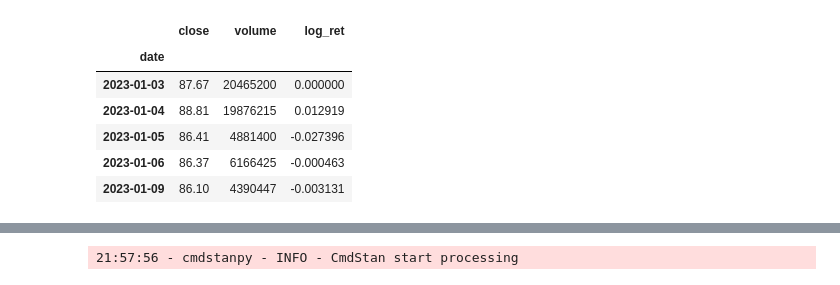
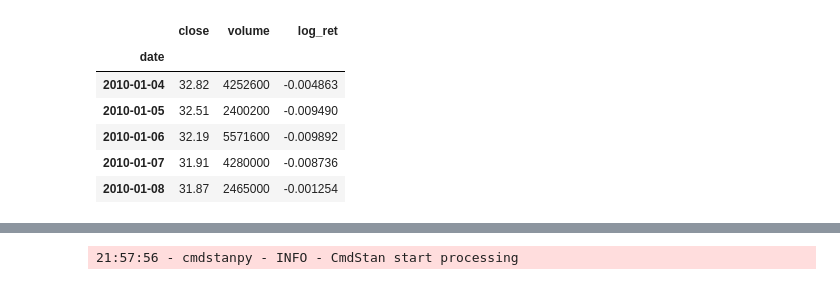
Before and after one commit to N-Sand/modified-bayesian-heston-model, a Jupyter notebook: notebooks/modified_bayesian_heston_model.ipynb, the cells around one changed output, grey strips where cells are left out. Cells and saved outputs as stored; diff of their text form; code cells hidden in the pictures.

```diff
--- a/notebooks/modified_bayesian_heston_model.ipynb
+++ b/notebooks/modified_bayesian_heston_model.ipynb
@@ -25,24 +24,24 @@ file_name = '../heston_model/stan_code/heston.stan'
 # %%
 df = pd.DataFrame()
 stock_name = 'TD.TO'
 
-start_date = '2023-01-01'
+start_date = '2010-01-01'
 
 
 df = pd.read_parquet(f'data/{stock_name}.parquet')[['close', 'volume']]
 df['log_ret'] = np.log(df['close']).diff()
 
 df = df[pd.to_datetime(df.index) > start_date]
 
 df.head()
 # %% [output]
 |  | close | volume | log_ret |
 | date |  |  |  |
-| 2023-01-03 | 87.67 | 20465200 | 0.000000 |
-| 2023-01-04 | 88.81 | 19876215 | 0.012919 |
-| 2023-01-05 | 86.41 | 4881400 | -0.027396 |
-| 2023-01-06 | 86.37 | 6166425 | -0.000463 |
-| 2023-01-09 | 86.10 | 4390447 | -0.003131 |
+| 2010-01-04 | 32.82 | 4252600 | -0.004863 |
+| 2010-01-05 | 32.51 | 2400200 | -0.009490 |
+| 2010-01-06 | 32.19 | 5571600 | -0.009892 |
+| 2010-01-07 | 31.91 | 4280000 | -0.008736 |
+| 2010-01-08 | 31.87 | 2465000 | -0.001254 |
 # %%
 data = create_data_dict(
     df.log_ret,
```
Also changed, not shown: parts of 3 cells of this notebook, 7 other files.
